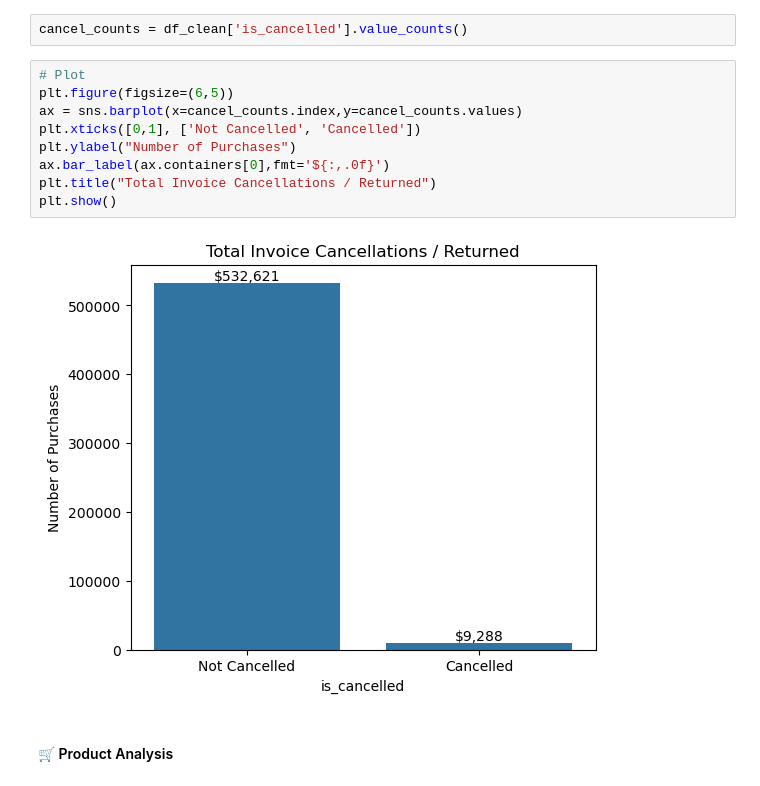
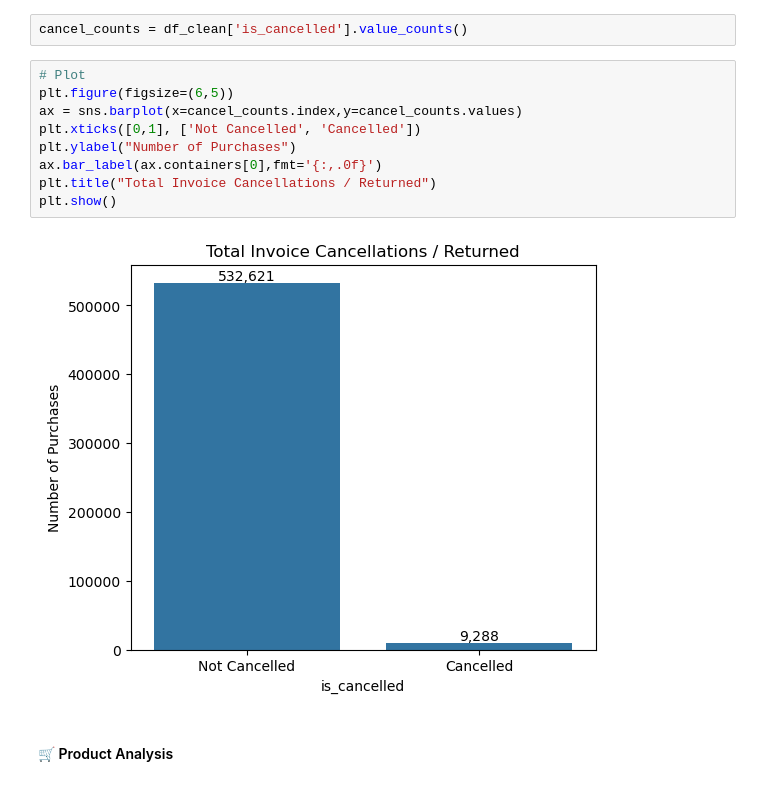
Before and after one commit to s3achan/ecommerce-customer-segmentation, a Jupyter notebook: Ecommerce-Segmentation.ipynb, the cells around one changed output. Cells and saved outputs as stored; diff of their text form.

```diff
--- a/Ecommerce-Segmentation.ipynb
+++ b/Ecommerce-Segmentation.ipynb
@@ -305,14 +315,14 @@ cancel_counts = df_clean['is_cancelled'].value_counts()
 # %%
 # Plot
 plt.figure(figsize=(6,5))
 ax = sns.barplot(x=cancel_counts.index,y=cancel_counts.values)
 plt.xticks([0,1], ['Not Cancelled', 'Cancelled'])
 plt.ylabel("Number of Purchases")
-ax.bar_label(ax.containers[0],fmt='${:,.0f}')
+ax.bar_label(ax.containers[0],fmt='{:,.0f}')
 plt.title("Total Invoice Cancellations / Returned")
 plt.show()
 # %% [output]
-[figure, old version]
+[figure, new version]
 # %% [markdown]
 #### 🛒 Product Analysis
 # %%
```
Also changed, not shown: parts of 10 cells of this notebook.
